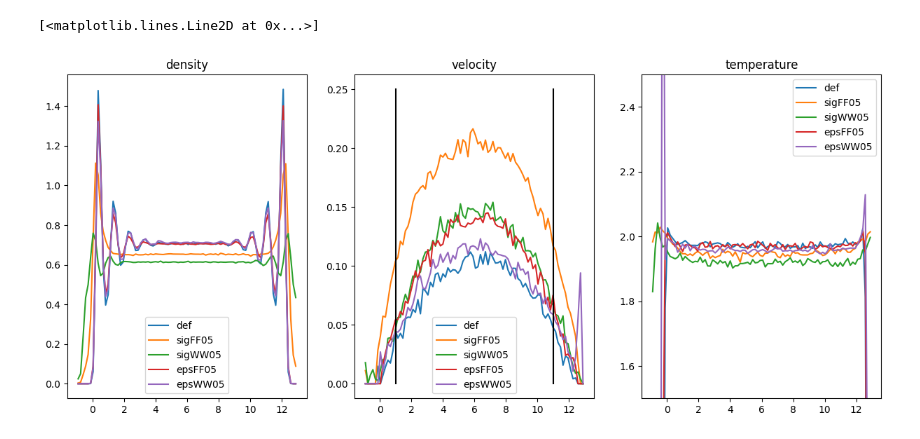
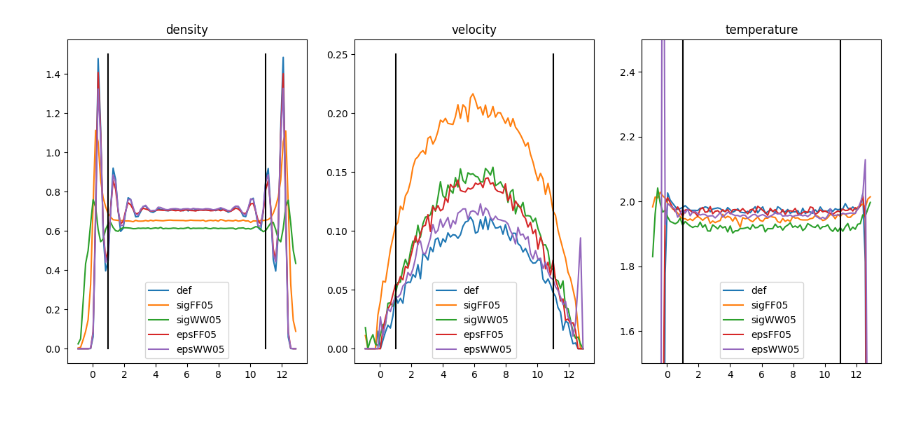
Before and after one commit to Cyandied/MathPhyscisSubjectModuleProject, a Jupyter notebook: MDSimulation/plot.ipynb, the cells around one changed output. Saved outputs shown, nothing was run; the diff lists cells and outputs as text; code cells hidden in the pictures.

```diff
--- a/MDSimulation/plot.ipynb
+++ b/MDSimulation/plot.ipynb
@@ -25,36 +25,37 @@ def getTable(file):
     table["temperature"] = table["temperature"][mask]
     return table
 
 def plot(ax,file):
     table = getTable(f'../Tests/{file}.dat')
     ax[0].plot(table["pos_z"],table["density"],label=file)
     ax[0].set_title("density")
     ax[0].legend()
 
     ax[1].plot(table["pos_z"],cleanSpikes(table["velocity"],0.05,0),label=file)
     ax[1].set_title("velocity")
     ax[1].legend()
 
     ax[2].plot(table["pos_z"],table["temperature"],label=file)
     ax[2].set_title("temperature")
     ax[2].set_ylim(1.5,2.5)
     ax[2].legend()
 
 def setWalls(ax):
-    ax[0].plot([1,1],[0,0.25],c="k")
-    ax[0].plot([11,11],[0,0.25],c="k")
+    ax[0].plot([1,1],[0,1.5],c="k")
+    ax[0].plot([11,11],[0,1.5],c="k")
     ax[1].plot([1,1],[0,0.25],c="k")
     ax[1].plot([11,11],[0,0.25],c="k")
-    ax[2].plot([1,1],[0,0.25],c="k")
-    ax[2].plot([11,11],[0,0.25],c="k")
+    ax[2].plot([1,1],[0,2.5],c="k")
+    ax[2].plot([11,11],[0,2.5],c="k")
 
 fig,ax = plt.subplots(1,3,sharex=False,figsize=(15,6))
 
 plot(ax,"def")
 plot(ax,"sigFF05")
 plot(ax,"sigWW05")
 plot(ax,"epsFF05")
 plot(ax,"epsWW05")
+
+setWalls(ax)
 # %% [output]
-[<matplotlib.lines.Line2D at 0x...>]
-[figure, old version]
+[figure, new version]
```
